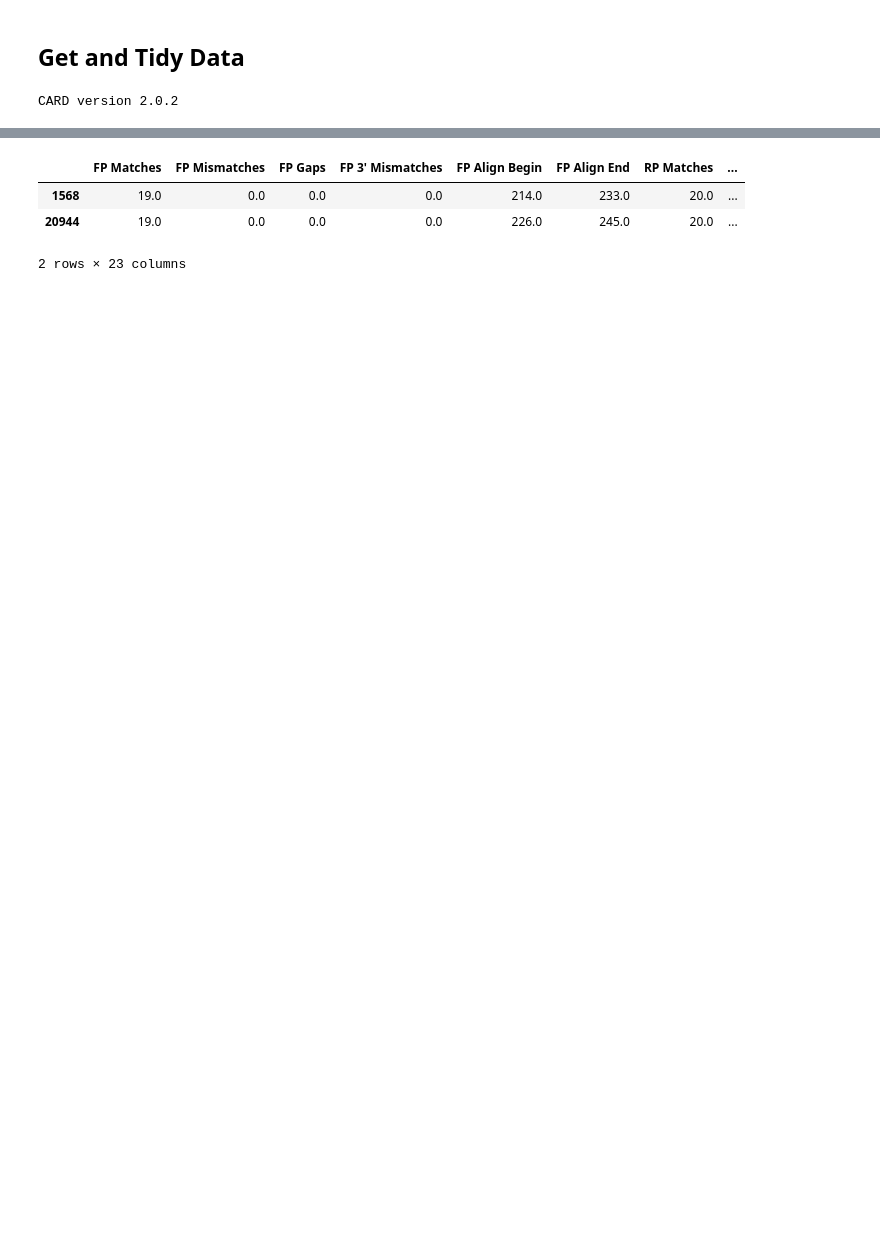
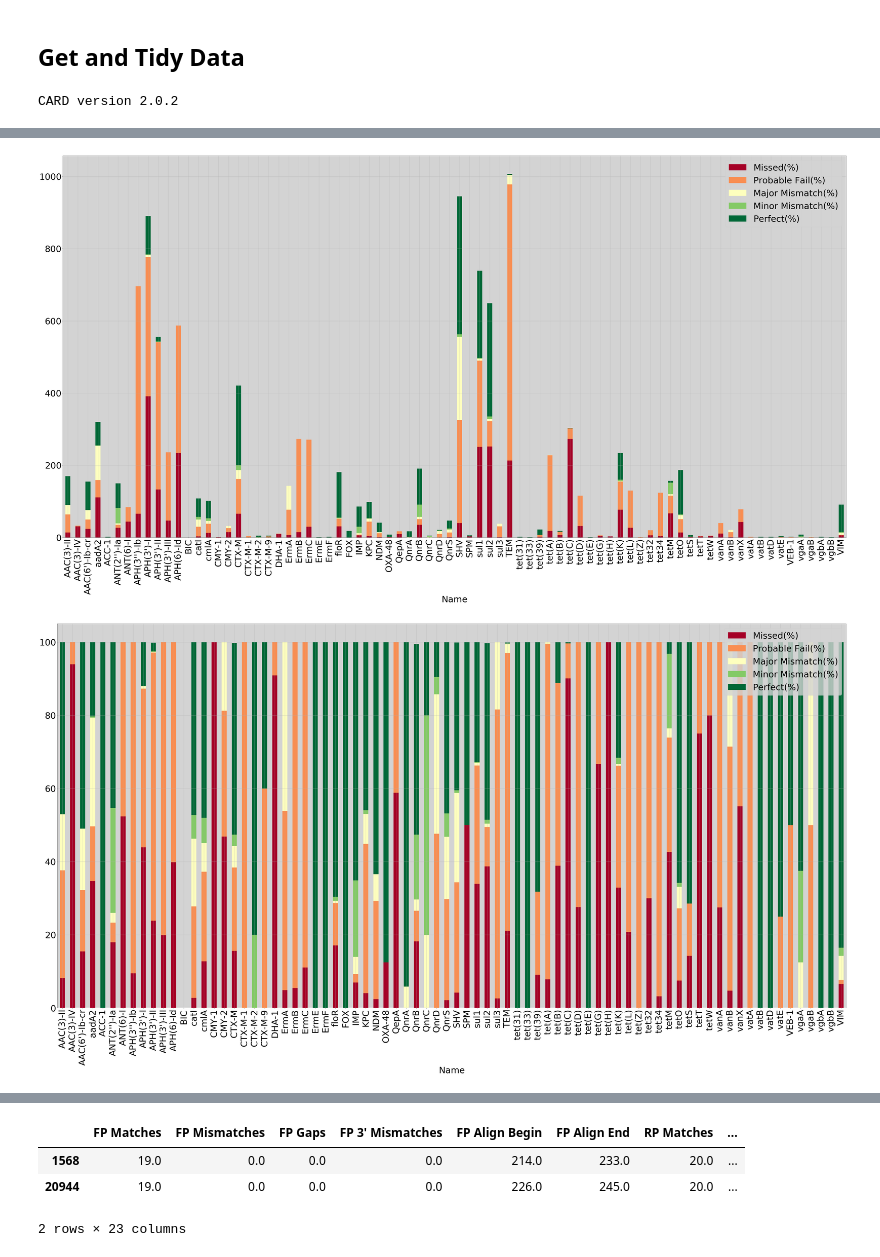
Before and after one commit to fmaguire/AMR_PCR, a Jupyter notebook: AMR PCR.ipynb, the cells around one changed output, grey strips where cells are left out. Saved outputs shown, nothing was run; the diff lists cells and outputs as text; code cells hidden in the pictures; blank space fills up the shorter version.

```diff
--- a/AMR PCR.ipynb
+++ b/AMR PCR.ipynb
@@ -31,0 +33,4 @@ CARD version 2.0.2
+# %%
+reload(amr_pcr)
+q, qP = amr_pcr.displayQuality(card)
+print("done")
@@ -32,2 +63,9 @@ CARD version 2.0.2
+# %%
+reload(amr_pcr)
+amr_pcr.generateQualityFigure(q, "quality")
+amr_pcr.generateQualityFigure(qP, "qualityPercent")
+# %% [output]
+[figure, added]
+[figure, added]
 # %%
 tem = amr_pcr.summarise_name(card, 'TEM')
```
Also changed, not shown: parts of 11 cells of this notebook, 1 other file.
